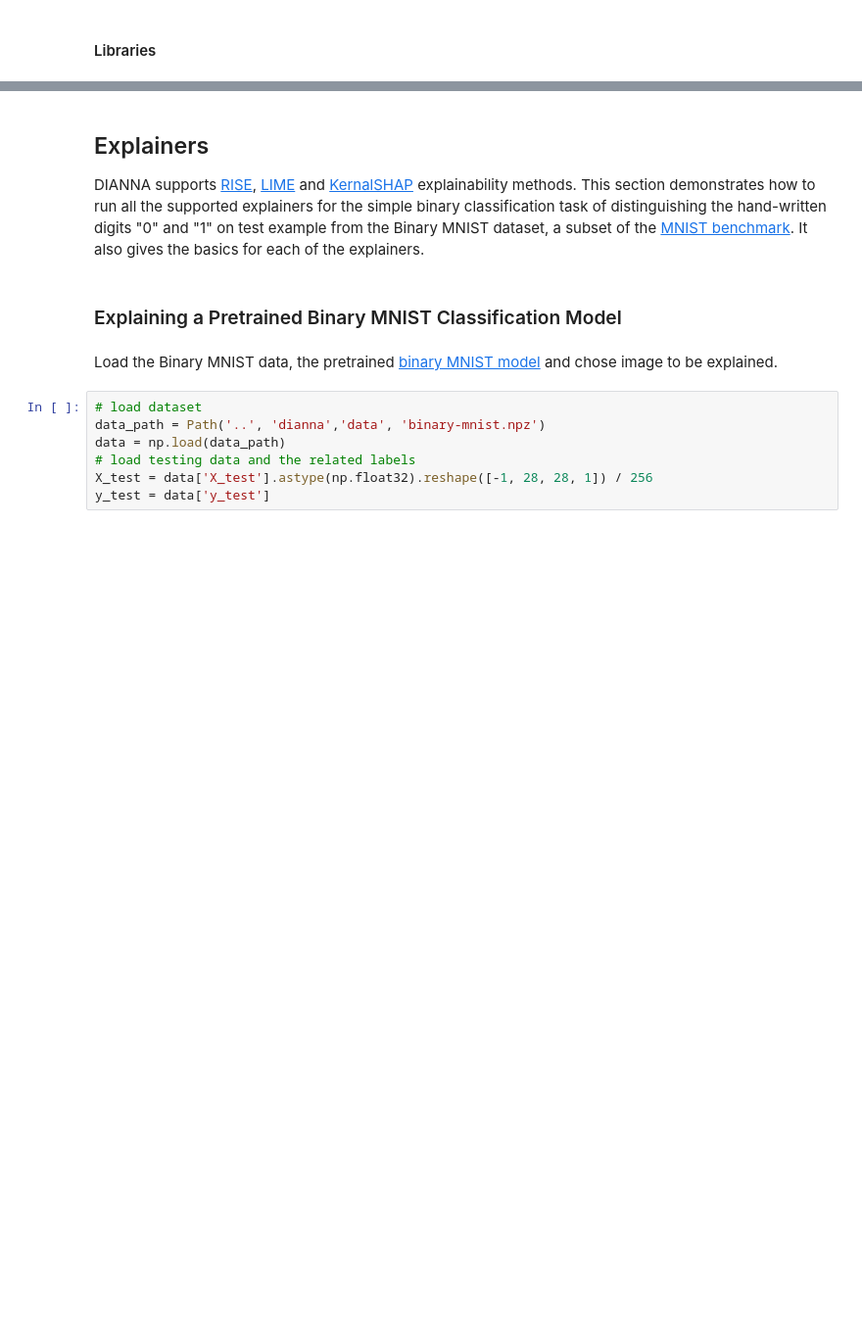
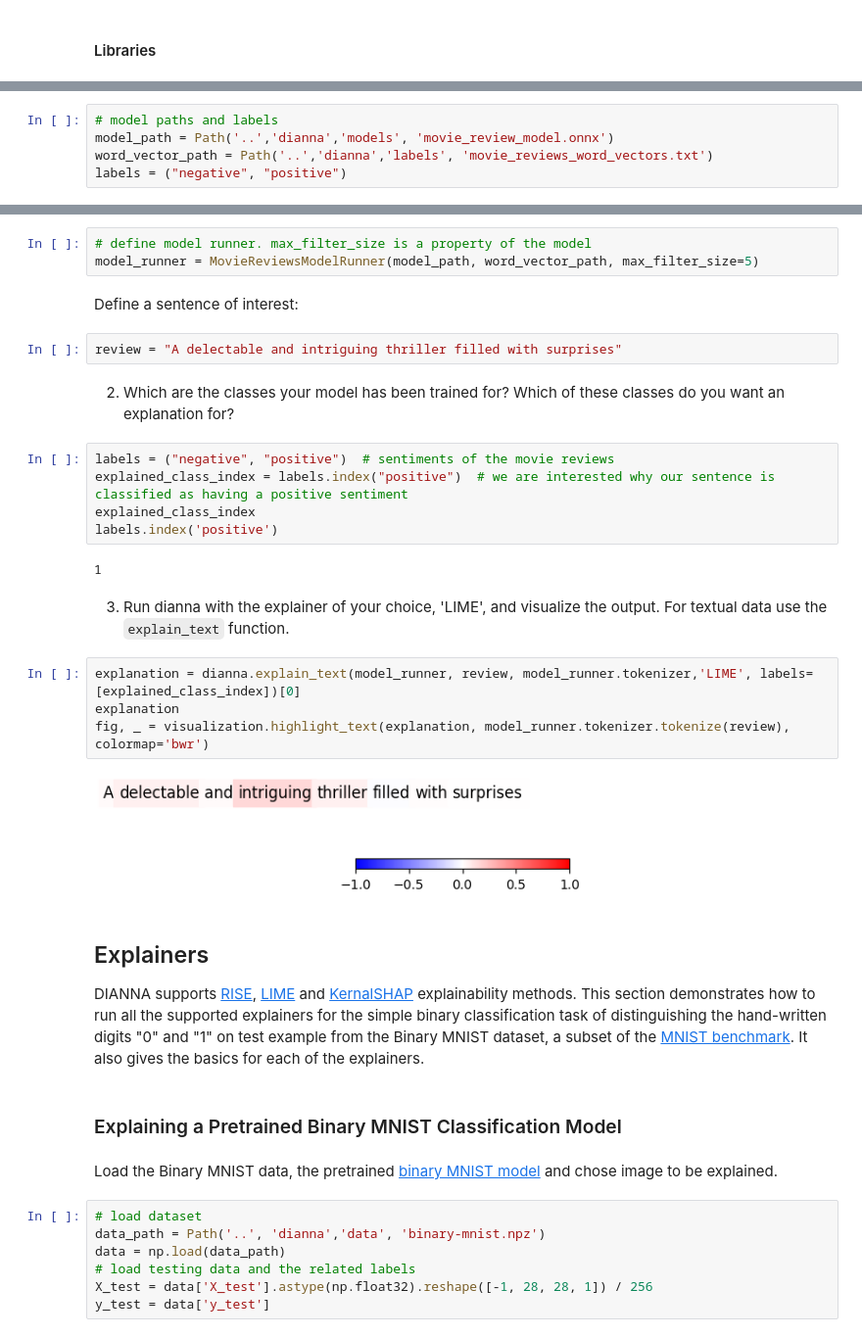
Before and after one commit to dianna-ai/dianna, a Jupyter notebook: tutorials/overview.ipynb, the cells around one changed output, grey strips where cells are left out. Shown at 98% size. Saved outputs shown, nothing was run; the diff lists cells and outputs as text; blank space fills up the shorter version.

Commit message:
-m added the text example to the overview tutorial

````diff
--- a/tutorials/overview.ipynb
+++ b/tutorials/overview.ipynb
@@ -70,0 +102,5 @@ HERE INCLUDE THE EXAMPLES FROM THE "OLD" README.
+# %%
+# model paths and labels
+model_path = Path('..','dianna','models', 'movie_review_model.onnx')
+word_vector_path = Path('..','dianna','labels', 'movie_reviews_word_vectors.txt')
+labels = ("negative", "positive")
@@ -71,3 +165,29 @@ HERE INCLUDE THE EXAMPLES FROM THE "OLD" README.
+# %%
+# define model runner. max_filter_size is a property of the model
+model_runner = MovieReviewsModelRunner(model_path, word_vector_path, max_filter_size=5)
+# %% [markdown]
+Define a sentence of interest:
+# %%
+review = "A delectable and intriguing thriller filled with surprises"
+# %% [markdown]
+
+   2. Which are the classes your model has been trained for? Which of these classes do you want an explanation for?
+# %%
+labels = ("negative", "positive")  # sentiments of the movie reviews
+explained_class_index = labels.index("positive")  # we are interested why our sentence is classified as having a positive sentiment
+explained_class_index
+labels.index('positive')
+# %% [output]
+1
+# %% [markdown]
+
+  3.  Run dianna with the explainer of your choice, 'LIME', and visualize the output. For textual data use the ```explain_text``` function.
+# %%
+explanation = dianna.explain_text(model_runner, review, model_runner.tokenizer,'LIME', labels=[explained_class_index])[0]
+explanation
+fig, _ = visualization.highlight_text(explanation, model_runner.tokenizer.tokenize(review), colormap='bwr')
+# %% [output]
+[figure, added]
 # %% [markdown]
 ## Explainers
 DIANNA supports [RISE](http://bmvc2018.org/contents/papers/1064.pdf), [LIME](https://www.kdd.org/kdd2016/papers/files/rfp0573-ribeiroA.pdf) and [KernalSHAP](https://proceedings.neurips.cc/paper/2017/file/8a20a8621978632d76c43dfd28b67767-Paper.pdf) explainability methods. This section demonstrates how to run all the supported explainers for the simple binary classification task of distinguishing the hand-written digits "0" and "1" on test example from the Binary MNIST dataset, a subset of the [MNIST benchmark](http://yann.lecun.com/exdb/mnist/). It also gives the basics for each of the explainers.
````
Also changed, not shown: parts of 11 cells of this notebook.
